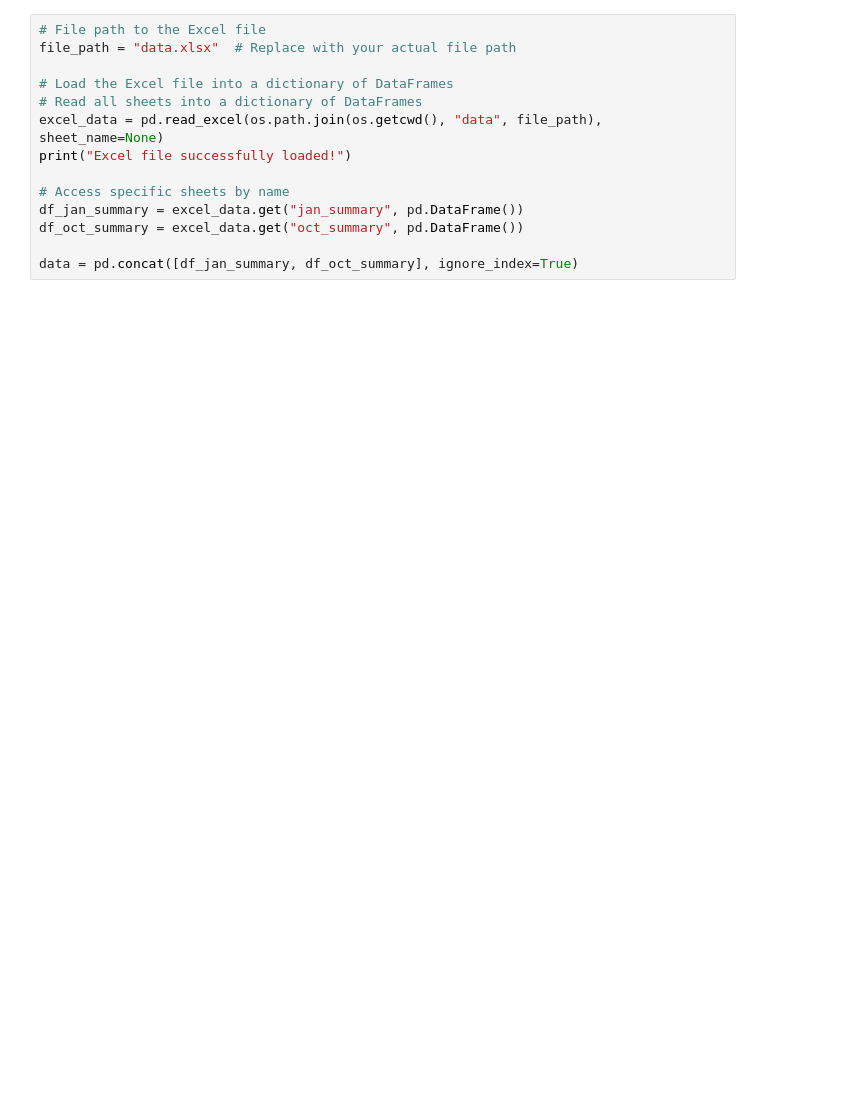
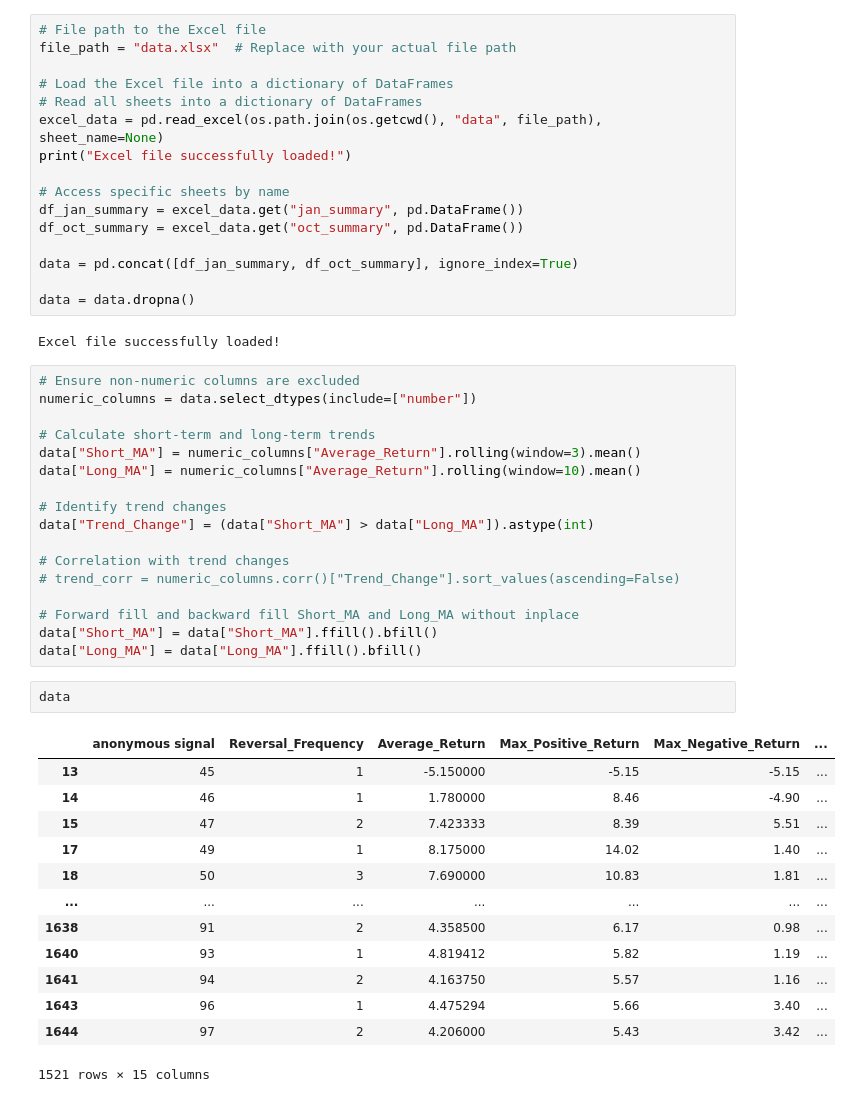
Before and after one commit to Matthew1172/IT-DA-Midterm, a Jupyter notebook: regression2.ipynb, the cells around one changed output. Cells and saved outputs as stored; diff of their text form; blank space fills up the shorter version.

```diff
--- a/regression2.ipynb
+++ b/regression2.ipynb
@@ -20,3 +21,40 @@ df_jan_summary = excel_data.get("jan_summary", pd.DataFrame())
 df_oct_summary = excel_data.get("oct_summary", pd.DataFrame())
 
 data = pd.concat([df_jan_summary, df_oct_summary], ignore_index=True)
+
+data = data.dropna()
+# %% [output]
+Excel file successfully loaded!
+# %%
+# Ensure non-numeric columns are excluded
+numeric_columns = data.select_dtypes(include=["number"])
+
+# Calculate short-term and long-term trends
+data["Short_MA"] = numeric_columns["Average_Return"].rolling(window=3).mean()
+data["Long_MA"] = numeric_columns["Average_Return"].rolling(window=10).mean()
+
+# Identify trend changes
+data["Trend_Change"] = (data["Short_MA"] > data["Long_MA"]).astype(int)
+
+# Correlation with trend changes
+# trend_corr = numeric_columns.corr()["Trend_Change"].sort_values(ascending=False)
+
+# Forward fill and backward fill Short_MA and Long_MA without inplace
+data["Short_MA"] = data["Short_MA"].ffill().bfill()
+data["Long_MA"] = data["Long_MA"].ffill().bfill()
+# %%
+data
+# %% [output]
+|  | anonymous signal | Reversal_Frequency | Average_Return | Max_Positive_Return | Max_Negative_Return | ... |
+| 13 | 45 | 1 | -5.150000 | -5.15 | -5.15 | ... |
+| 14 | 46 | 1 | 1.780000 | 8.46 | -4.90 | ... |
+| 15 | 47 | 2 | 7.423333 | 8.39 | 5.51 | ... |
+| 17 | 49 | 1 | 8.175000 | 14.02 | 1.40 | ... |
+| 18 | 50 | 3 | 7.690000 | 10.83 | 1.81 | ... |
+| ... | ... | ... | ... | ... | ... | ... |
+| 1638 | 91 | 2 | 4.358500 | 6.17 | 0.98 | ... |
+| 1640 | 93 | 1 | 4.819412 | 5.82 | 1.19 | ... |
+| 1641 | 94 | 2 | 4.163750 | 5.57 | 1.16 | ... |
+| 1643 | 96 | 1 | 4.475294 | 5.66 | 3.40 | ... |
+| 1644 | 97 | 2 | 4.206000 | 5.43 | 3.42 | ... |
+1521 rows × 15 columns
```
Also changed, not shown: parts of 4 cells of this notebook, 2 other files.
